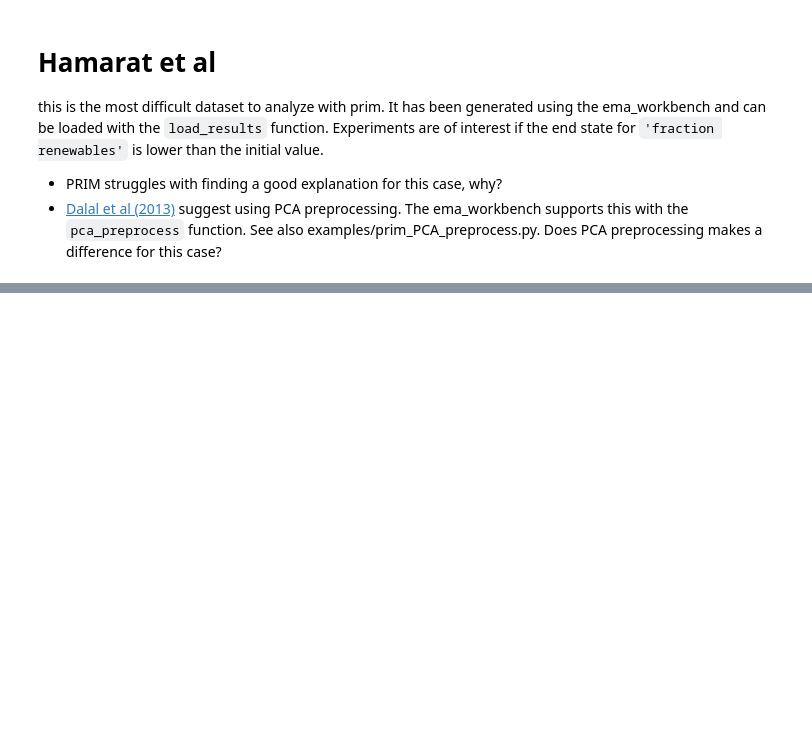
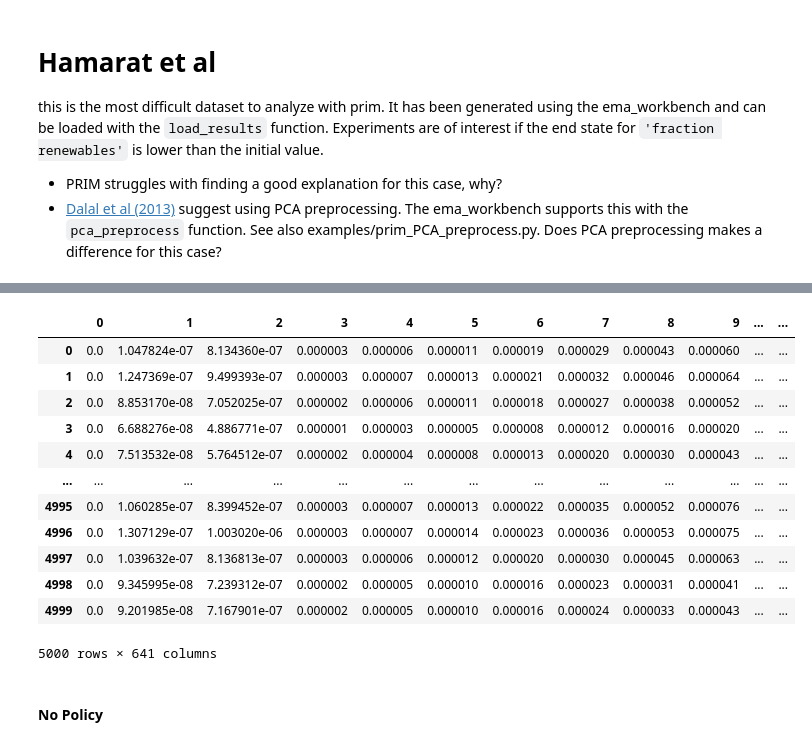
Before and after one commit to vannesya/MBDM-Nesya, a Jupyter notebook: assignment 4 - scenario discovery - nesya.ipynb, the cells around one changed output, grey strips where cells are left out. Saved outputs shown, nothing was run; the diff lists cells and outputs as text; code cells hidden in the pictures; blank space fills up the shorter version.

```diff
--- a/assignment 4 - scenario discovery - nesya.ipynb
+++ b/assignment 4 - scenario discovery - nesya.ipynb
@@ -451,0 +492,2 @@ this is the most difficult dataset to analyze with prim. It has been generated u
+# %%
+CO2 = pd.read_csv('data\\carbon emissions reduction fraction.csv', header =None, index_col=False)
@@ -451,0 +548,18 @@ this is the most difficult dataset to analyze with prim. It has been generated u
+# %%
+CO2
+# %% [output]
+|  | 0 | 1 | 2 | 3 | 4 | 5 | 6 | 7 | 8 | 9 | ... | ... |
+| 0 | 0.0 | 1.047824e-07 | 8.134360e-07 | 0.000003 | 0.000006 | 0.000011 | 0.000019 | 0.000029 | 0.000043 | 0.000060 | ... | ... |
+| 1 | 0.0 | 1.247369e-07 | 9.499393e-07 | 0.000003 | 0.000007 | 0.000013 | 0.000021 | 0.000032 | 0.000046 | 0.000064 | ... | ... |
+| 2 | 0.0 | 8.853170e-08 | 7.052025e-07 | 0.000002 | 0.000006 | 0.000011 | 0.000018 | 0.000027 | 0.000038 | 0.000052 | ... | ... |
+| 3 | 0.0 | 6.688276e-08 | 4.886771e-07 | 0.000001 | 0.000003 | 0.000005 | 0.000008 | 0.000012 | 0.000016 | 0.000020 | ... | ... |
+| 4 | 0.0 | 7.513532e-08 | 5.764512e-07 | 0.000002 | 0.000004 | 0.000008 | 0.000013 | 0.000020 | 0.000030 | 0.000043 | ... | ... |
+| ... | ... | ... | ... | ... | ... | ... | ... | ... | ... | ... | ... | ... |
+| 4995 | 0.0 | 1.060285e-07 | 8.399452e-07 | 0.000003 | 0.000007 | 0.000013 | 0.000022 | 0.000035 | 0.000052 | 0.000076 | ... | ... |
+| 4996 | 0.0 | 1.307129e-07 | 1.003020e-06 | 0.000003 | 0.000007 | 0.000014 | 0.000023 | 0.000036 | 0.000053 | 0.000075 | ... | ... |
+| 4997 | 0.0 | 1.039632e-07 | 8.136813e-07 | 0.000003 | 0.000006 | 0.000012 | 0.000020 | 0.000030 | 0.000045 | 0.000063 | ... | ... |
+| 4998 | 0.0 | 9.345995e-08 | 7.239312e-07 | 0.000002 | 0.000005 | 0.000010 | 0.000016 | 0.000023 | 0.000031 | 0.000041 | ... | ... |
+| 4999 | 0.0 | 9.201985e-08 | 7.167901e-07 | 0.000002 | 0.000005 | 0.000010 | 0.000016 | 0.000024 | 0.000033 | 0.000043 | ... | ... |
+5000 rows × 641 columns
+# %% [markdown]
+#### No Policy
```
Also changed, not shown: parts of 34 cells of this notebook.
